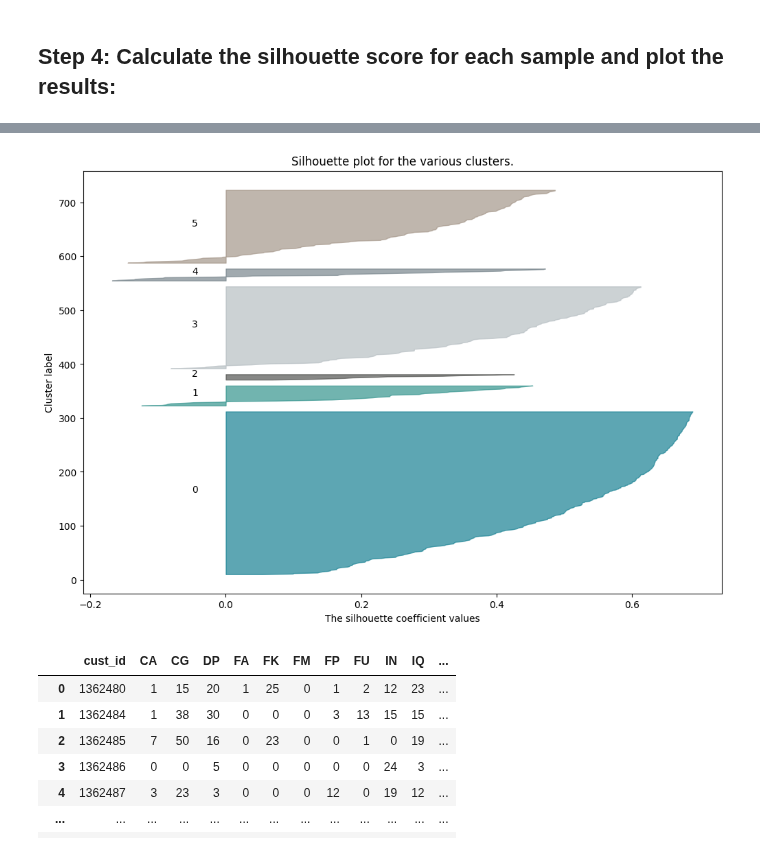
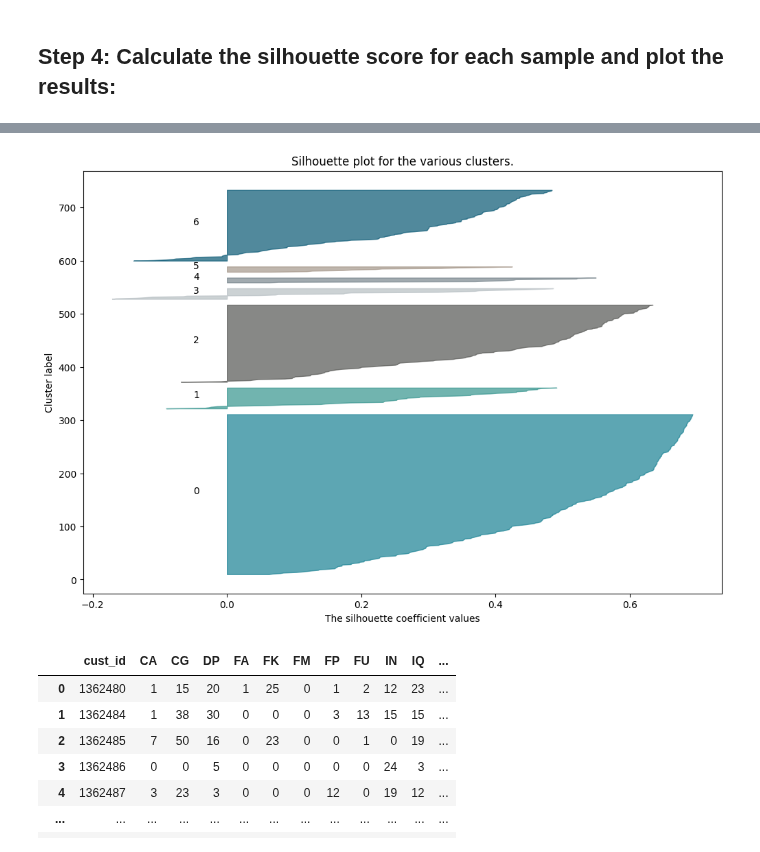
Before and after one commit to btmarsh6/mini-project-III, a Jupyter notebook: Brittany_Cluster_Notebook.ipynb, the cells around one changed output, grey strips where cells are left out. Drawn from its saved outputs; the diff is of its cells as text; code cells hidden in the pictures.

Commit message:
cluster update

```diff
--- a/Brittany_Cluster_Notebook.ipynb
+++ b/Brittany_Cluster_Notebook.ipynb
@@ -153,7 +153,7 @@ transactions_clusters
 # %% [markdown]
 #### Step 1: Define the number of clusters you want to evaluate
 # %%
-k_range = range(2, 7)
+k_range = range(2, 8)
 # %% [markdown]
 #### Step 2: Iterate over the number of clusters and fit a KMeans model for each number
 # %%
@@ -172,28 +187,28 @@ For n_clusters = 6 The average silhouette_score is : 0.402529402600626
 # %%
 colors = ['#188193', '#35948e', '#555653', '#b7bfc3', '#79868d', '#a5978a', '#075773']
 
 sample_silhouette_values = silhouette_samples(X, cluster_labels)
 y_lower = 10
 
-for i in range(n_clusters):
+for i in range(7):
     ith_cluster_silhouette_values = sample_silhouette_values[cluster_labels == i]
     ith_cluster_silhouette_values.sort()
 
     size_cluster_i = ith_cluster_silhouette_values.shape[0]
     y_upper = y_lower + size_cluster_i
 
     color = colors[i]
     plt.fill_betweenx(np.arange(y_lower, y_upper), 0, ith_cluster_silhouette_values,
                       facecolor=color, edgecolor=color, alpha=0.7)
     plt.text(-0.05, y_lower + 0.5 * size_cluster_i, str(i))
     y_lower = y_upper + 10
 
 plt.title("Silhouette plot for the various clusters.")
 plt.xlabel("The silhouette coefficient values")
 plt.ylabel("Cluster label")
 plt.show()
 # %% [output]
-[figure, old version]
+[figure, new version]
 # %%
 # %% [output]
 |  | cust_id | CA | CG | DP | FA | FK | FM | FP | FU | IN | IQ | ... |
```
Also changed, not shown: parts of 12 cells of this notebook.
